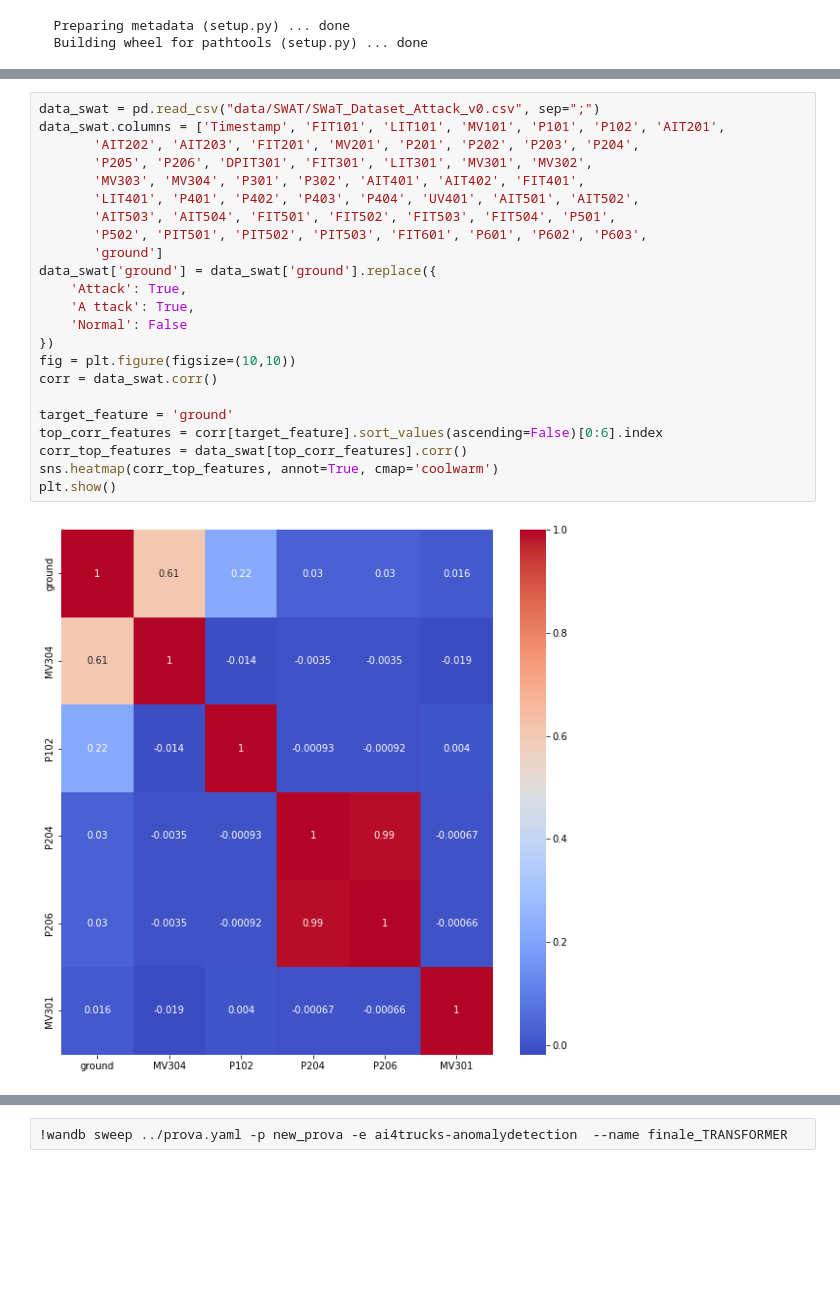
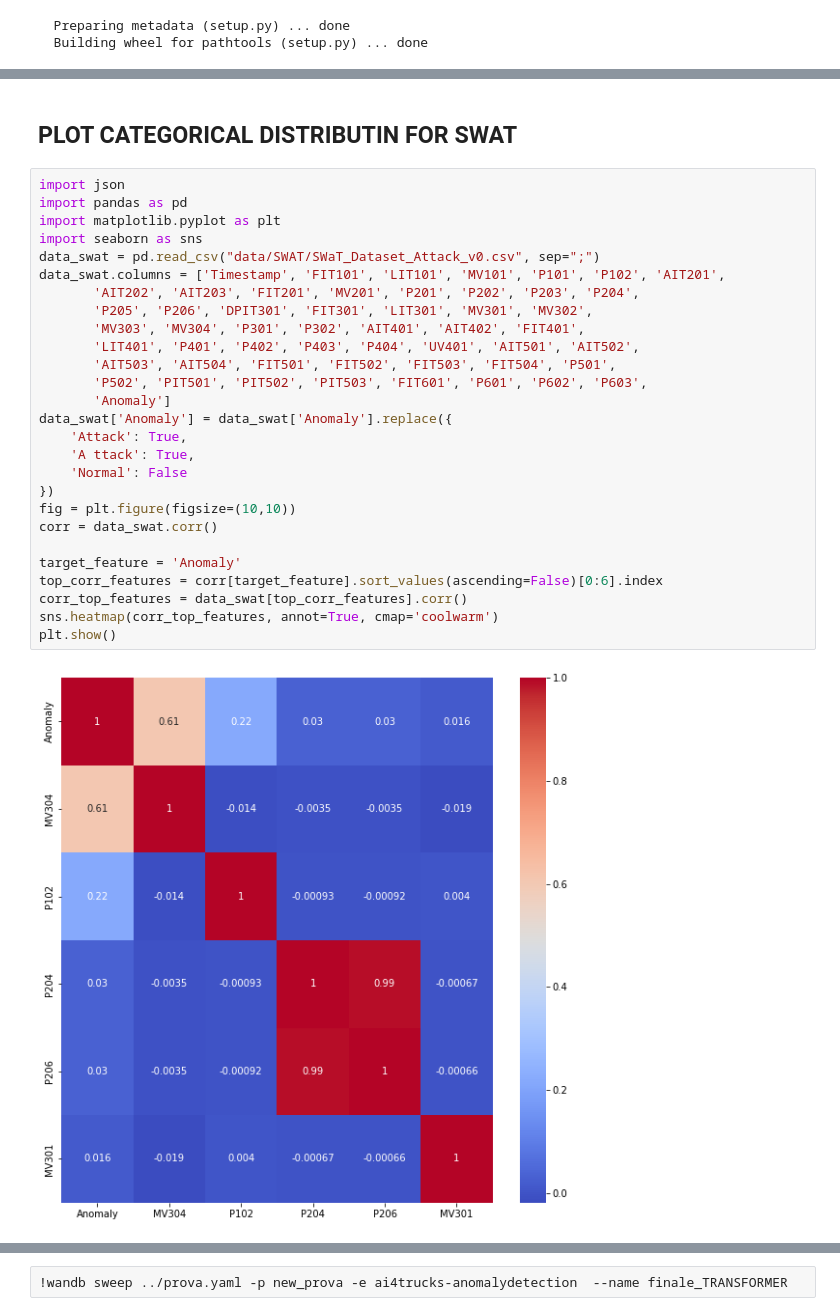
Before and after one commit to antonioalbanese/Time-Series-Anomaly-Detection-An-experimental-survey, a Jupyter notebook: Experiment.ipynb, the cells around one changed output, grey strips where cells are left out. Cells and saved outputs as stored; diff of their text form; blank space fills up the shorter version.

```diff
--- a/Experiment.ipynb
+++ b/Experiment.ipynb
@@ -99,25 +148,31 @@ import pandasql as ps
+# %% [markdown]
+## PLOT CATEGORICAL DISTRIBUTIN FOR SWAT
 # %%
+import json
+import pandas as pd
+import matplotlib.pyplot as plt
+import seaborn as sns
 data_swat = pd.read_csv("data/SWAT/SWaT_Dataset_Attack_v0.csv", sep=";")
 data_swat.columns = ['Timestamp', 'FIT101', 'LIT101', 'MV101', 'P101', 'P102', 'AIT201',
        'AIT202', 'AIT203', 'FIT201', 'MV201', 'P201', 'P202', 'P203', 'P204',
        'P205', 'P206', 'DPIT301', 'FIT301', 'LIT301', 'MV301', 'MV302',
        'MV303', 'MV304', 'P301', 'P302', 'AIT401', 'AIT402', 'FIT401',
        'LIT401', 'P401', 'P402', 'P403', 'P404', 'UV401', 'AIT501', 'AIT502',
        'AIT503', 'AIT504', 'FIT501', 'FIT502', 'FIT503', 'FIT504', 'P501',
        'P502', 'PIT501', 'PIT502', 'PIT503', 'FIT601', 'P601', 'P602', 'P603',
-       'ground']
-data_swat['ground'] = data_swat['ground'].replace({
+       'Anomaly']
+data_swat['Anomaly'] = data_swat['Anomaly'].replace({
     'Attack': True,
     'A ttack': True,
     'Normal': False
 })
 fig = plt.figure(figsize=(10,10))
 corr = data_swat.corr()
 
-target_feature = 'ground'
+target_feature = 'Anomaly'
 top_corr_features = corr[target_feature].sort_values(ascending=False)[0:6].index
 corr_top_features = data_swat[top_corr_features].corr()
 sns.heatmap(corr_top_features, annot=True, cmap='coolwarm')
 plt.show()
 # %% [output]
-[figure, old version]
+[figure, new version]
```
Also changed, not shown: parts of 24 cells of this notebook.
